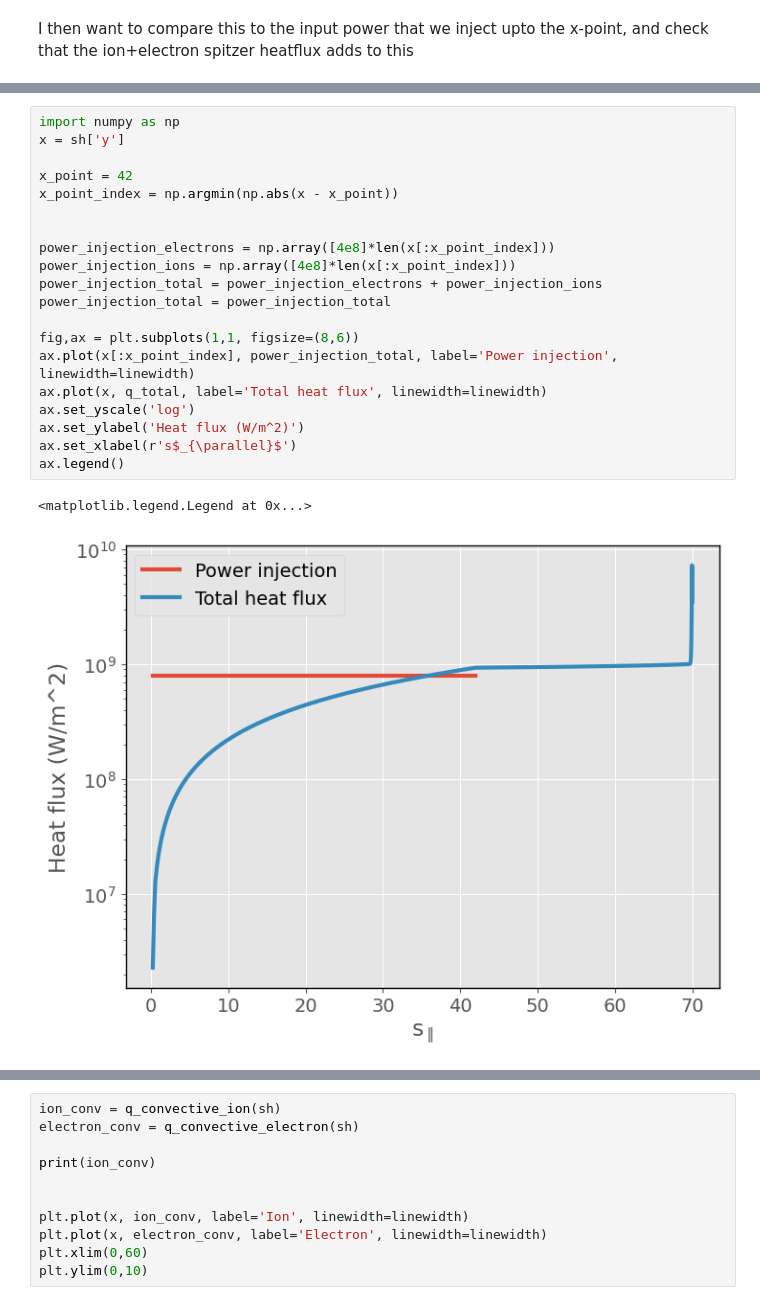
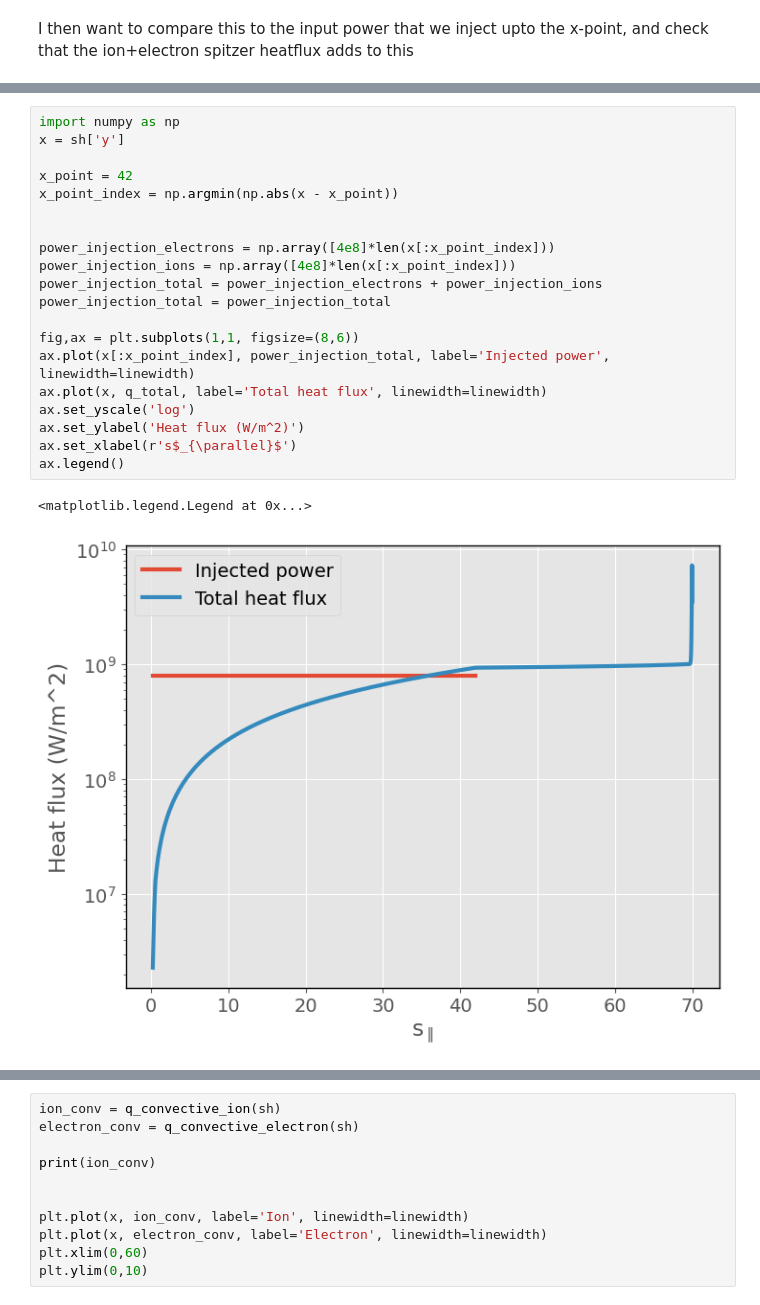
Before and after one commit to PoloidalLloyd/notebooks, a Jupyter notebook: hermes-3/flux_limit/heatflux_analysis.ipynb, the cells around one changed output, grey strips where cells are left out. Drawn from its saved outputs; the diff is of its cells as text.

```diff
--- a/hermes-3/flux_limit/heatflux_analysis.ipynb
+++ b/hermes-3/flux_limit/heatflux_analysis.ipynb
@@ -79,26 +152,26 @@ ax.legend()
 # %%
 import numpy as np
 x = sh['y']
 
 x_point = 42
 x_point_index = np.argmin(np.abs(x - x_point))
 
 
 power_injection_electrons = np.array([4e8]*len(x[:x_point_index]))
 power_injection_ions = np.array([4e8]*len(x[:x_point_index]))
 power_injection_total = power_injection_electrons + power_injection_ions
 power_injection_total = power_injection_total
 
 fig,ax = plt.subplots(1,1, figsize=(8,6))
-ax.plot(x[:x_point_index], power_injection_total, label='Power injection', linewidth=linewidth)
+ax.plot(x[:x_point_index], power_injection_total, label='Injected power', linewidth=linewidth)
 ax.plot(x, q_total, label='Total heat flux', linewidth=linewidth)
 ax.set_yscale('log')
 ax.set_ylabel('Heat flux (W/m^2)')
 ax.set_xlabel(r's$_{\parallel}$')
 ax.legend()
 # %% [output]
 <matplotlib.legend.Legend at 0x...>
-[figure, old version]
+[figure, new version]
 # %%
 sh = ds[(ds['alpha'] == 'SH') & (ds['neon_frac'] == 0.0)]
 x = sh['y']
```
Also changed, not shown: parts of 16 cells of this notebook, 1 other file.
